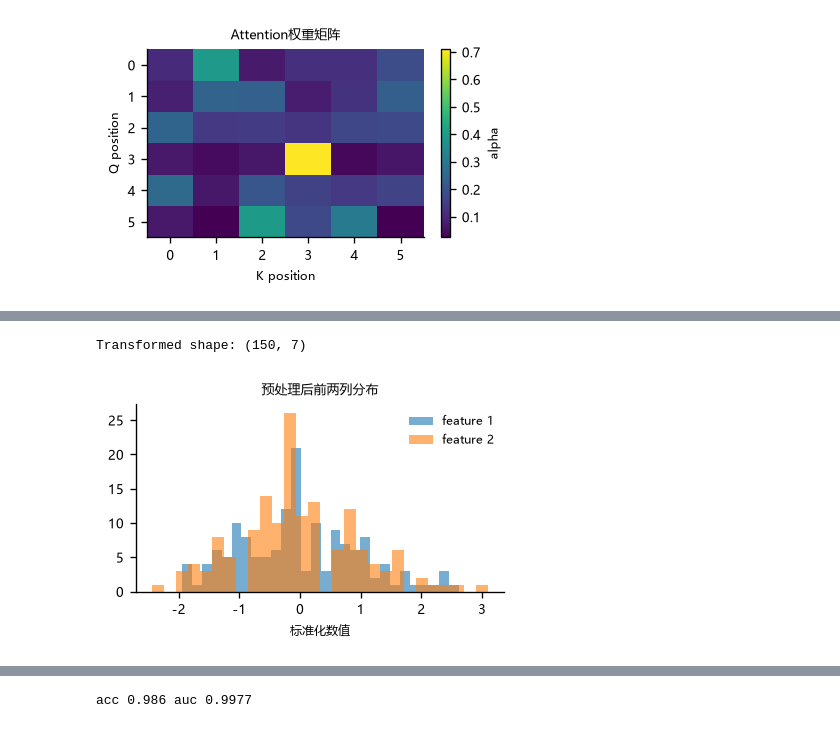
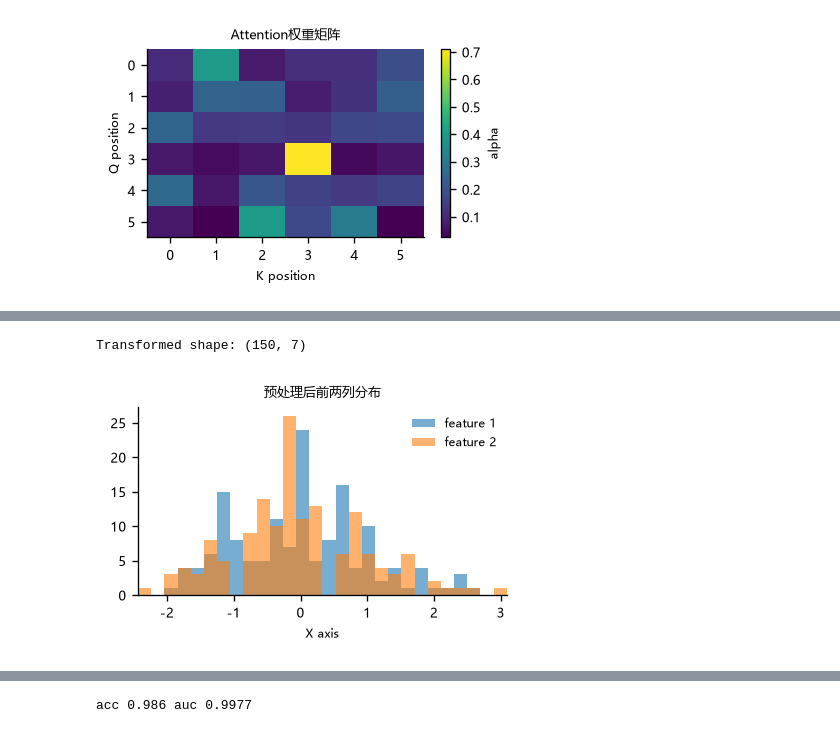
Before and after one commit to fanwenjing670/statistic_analysis, a Jupyter notebook: notebooks/ml_theory_demo.ipynb, the cells around one changed output, grey strips where cells are left out. Saved outputs shown, nothing was run; the diff lists cells and outputs as text; code cells hidden in the pictures.

```diff
--- a/notebooks/ml_theory_demo.ipynb
+++ b/notebooks/ml_theory_demo.ipynb
@@ -777,36 +888,40 @@ cat_cols = ["petal_bin"]
 cat_transform = Pipeline(
     [
         ("impute", SimpleImputer(strategy="most_frequent")),
         ("encode", OneHotEncoder(handle_unknown="ignore")),
     ]
 )
 num_transform = Pipeline(
     [
         ("impute", SimpleImputer(strategy="mean")),
         ("scale", StandardScaler()),
     ]
 )
 
 pre = ColumnTransformer(
     [("num", num_transform, num_cols), ("cat", cat_transform, cat_cols)],
     remainder="drop",
 )
 
 Xt = pre.fit_transform(df[num_cols + cat_cols])
 print("Transformed shape:", Xt.shape)
 
 # 简要可视化前两维分布
 Xn = pd.DataFrame(Xt.toarray() if hasattr(Xt, "toarray") else Xt).iloc[:, :2].values
+bin_edges = np.histogram_bin_edges(Xn.ravel(), bins=28)
 fig, ax = plt.subplots(1, 1, figsize=(5.8, 4.0))
-ax.hist(Xn[:, 0], bins=28, alpha=0.6, label="feature 1")
-ax.hist(Xn[:, 1], bins=28, alpha=0.6, label="feature 2")
+ax.hist(Xn[:, 0], bins=bin_edges, alpha=0.6, label="feature 1")
+ax.hist(Xn[:, 1], bins=bin_edges, alpha=0.6, label="feature 2")
 ax.set_title("预处理后前两列分布")
-ax.set_xlabel("标准化数值")
+ax.set_xlabel("X axis")
+ax.set_xlim(bin_edges[0], bin_edges[-1])
+ax.set_ylim(bottom=0)
 ax.legend(frameon=False)
 save_fig("13_preprocessing")
+display(fig)
 plt.close(fig)
 # %% [output]
 Transformed shape: (150, 7)
-[figure, old version]
+[figure, new version]
 # %% [markdown]
 ## 14. 模型评估
```
Also changed, not shown: parts of 45 cells of this notebook.
